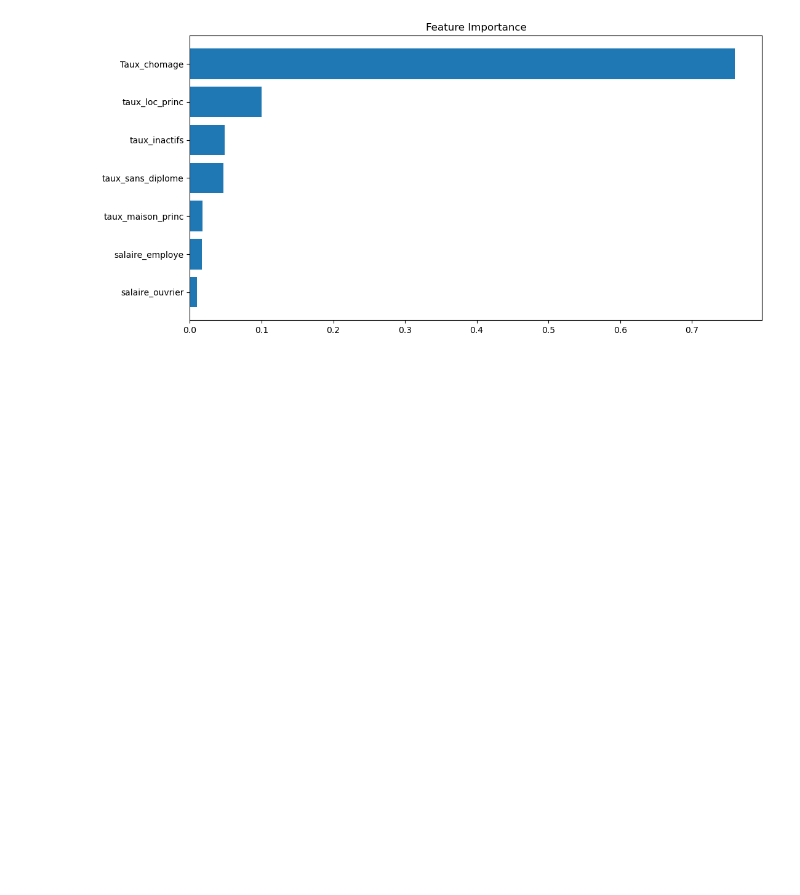
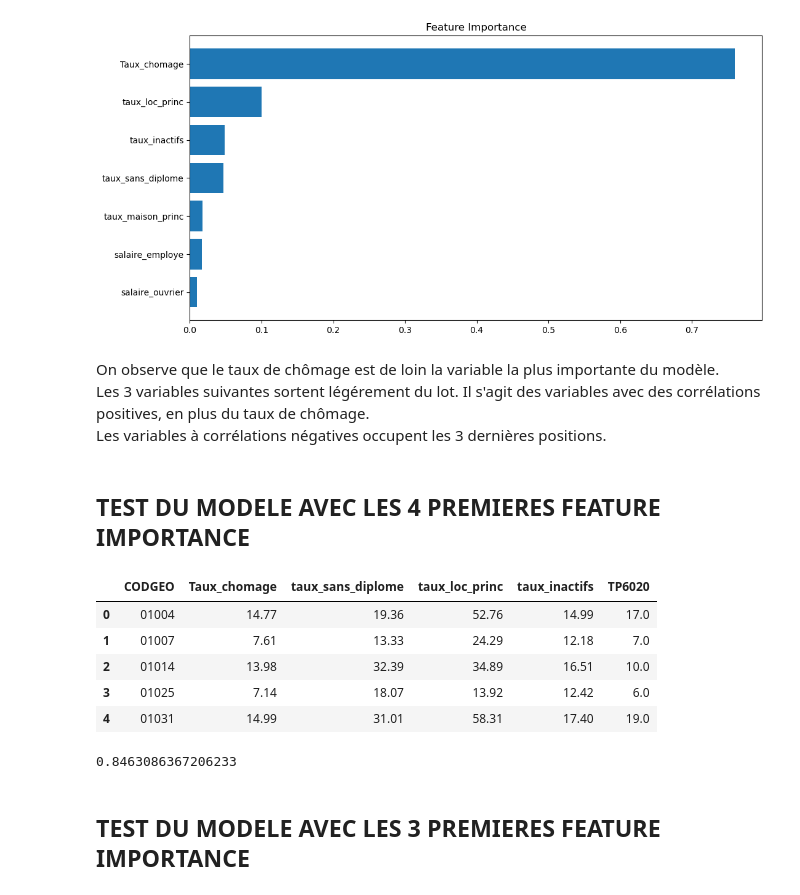
Before and after one commit to Mariehf64/fev23cda_french_industry, a Jupyter notebook: notebooks/Dataset 2020 - variables MH+VR & features importance.ipynb, the cells around one changed output. Drawn from its saved outputs; the diff is of its cells as text; code cells hidden in the pictures; blank space fills up the shorter version.

```diff
--- a/notebooks/Dataset 2020 - variables MH+VR & features importance.ipynb
+++ b/notebooks/Dataset 2020 - variables MH+VR & features importance.ipynb
@@ -447,3 +447,21 @@ plt.title("Feature Importance")
 plt.show()
 # %% [output]
 [figure]
+# %% [markdown]
+On observe que le taux de chômage est de loin la variable la plus importante du modèle.
+Les 3 variables suivantes sortent légérement du lot. Il s'agit des variables avec des corrélations positives, en plus du taux de chômage.
+Les variables à corrélations négatives occupent les 3 dernières positions.
+# %% [markdown]
+## TEST DU MODELE AVEC LES 4 PREMIERES FEATURE IMPORTANCE ##
+# %%
+#On retire les 3 dernières variables de notre graphique Feature Importances
+data_4feats = data.drop(['taux_maison_princ', 'salaire_employe', 'salaire_ouvrier'], axis=1)
+# %%
+data_4feats.head()
+# %% [output]
+|  | CODGEO | Taux_chomage | taux_sans_diplome | taux_loc_princ | taux_inactifs | TP6020 |
+| 0 | 01004 | 14.77 | 19.36 | 52.76 | 14.99 | 17.0 |
+| 1 | 01007 | 7.61 | 13.33 | 24.29 | 12.18 | 7.0 |
+| 2 | 01014 | 13.98 | 32.39 | 34.89 | 16.51 | 10.0 |
+| 3 | 01025 | 7.14 | 18.07 | 13.92 | 12.42 | 6.0 |
+| 4 | 01031 | 14.99 | 31.01 | 58.31 | 17.40 | 19.0 |
@@ -449,0 +473,8 @@ plt.show()
+# %%
+model_4feats = ensemble.GradientBoostingRegressor()
+model_4feats.fit(X_train_4feats, y_train_4feats)
+metrics.r2_score(y_test_4feats, model_4feats.predict(X_test_4feats))
+# %% [output]
+0.8463086367206233
+# %% [markdown]
+## TEST DU MODELE AVEC LES 3 PREMIERES FEATURE IMPORTANCE ##
```
Also changed, not shown: parts of 30 cells of this notebook.
